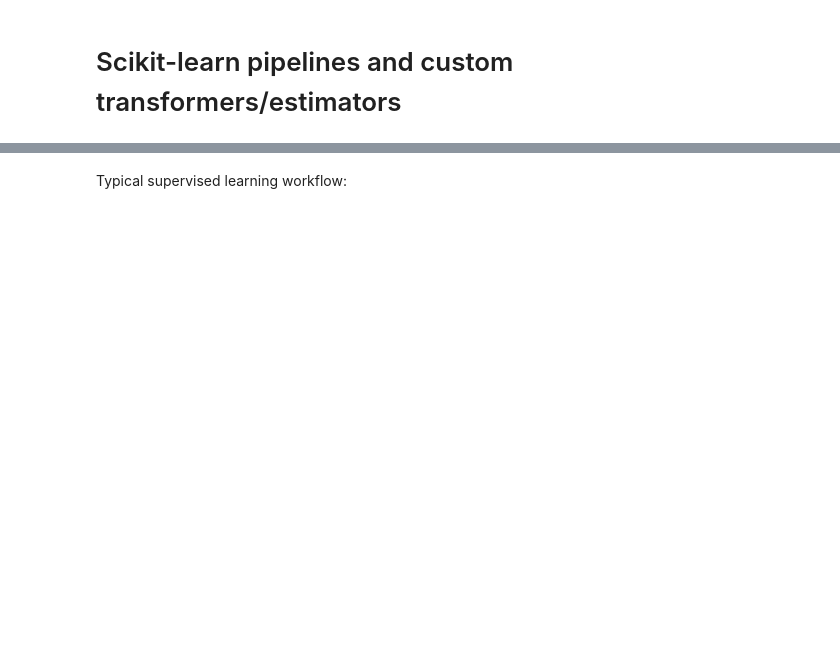
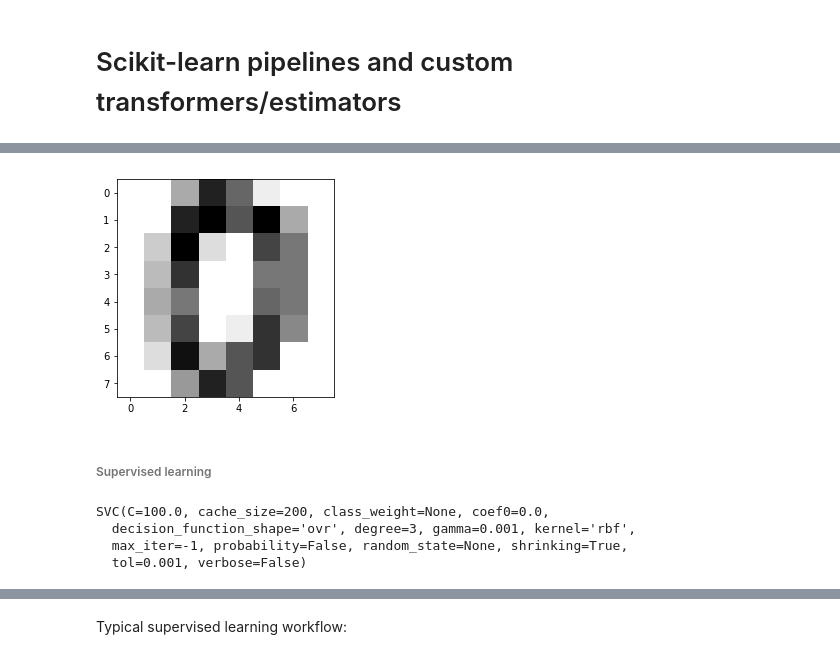
Before and after one commit to PrzemekPobrotyn/sklearn_pipelines_talk, a Jupyter notebook: sklearn presentation.ipynb, the cells around one changed output, grey strips where cells are left out. Saved outputs shown, nothing was run; the diff lists cells and outputs as text; code cells hidden in the pictures; blank space fills up the shorter version.

Commit message:
Extended the presentation to include short recap of sklearn API

```diff
--- a/sklearn presentation.ipynb
+++ b/sklearn presentation.ipynb
@@ -4,0 +12,4 @@
+# %%
+from sklearn import datasets
+digits = datasets.load_digits()
+digits.data
@@ -4,0 +39,17 @@
+# %%
+import matplotlib.pyplot as plt
+plt.imshow(digits.images[0], cmap=plt.cm.gray_r)
+plt.show()
+# %% [output]
+[figure, added]
+# %% [markdown]
+###### Supervised learning
+# %%
+from sklearn import svm
+clf = svm.SVC(gamma=0.001, C=100.)
+clf
+# %% [output]
+SVC(C=100.0, cache_size=200, class_weight=None, coef0=0.0,
+  decision_function_shape='ovr', degree=3, gamma=0.001, kernel='rbf',
+  max_iter=-1, probability=False, random_state=None, shrinking=True,
+  tol=0.001, verbose=False)
```
Also changed, not shown: parts of 30 cells of this notebook.
